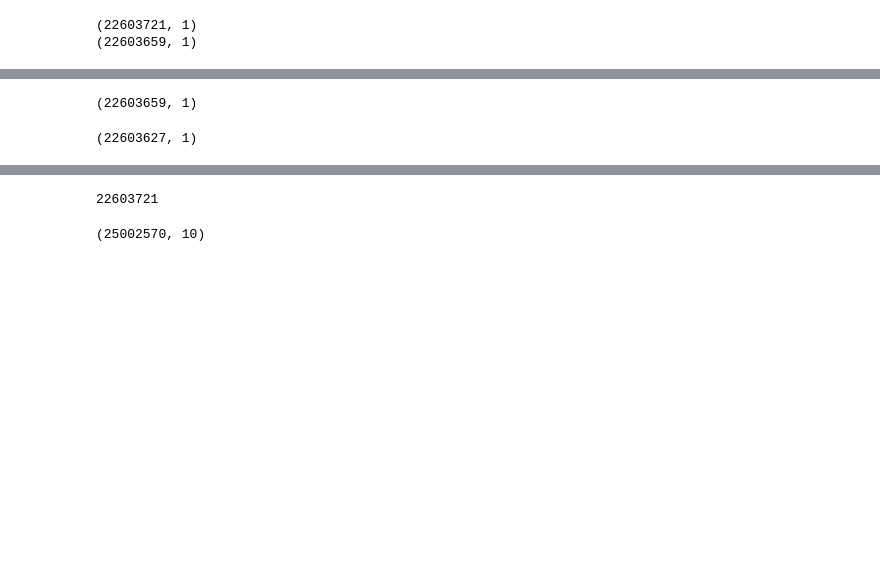
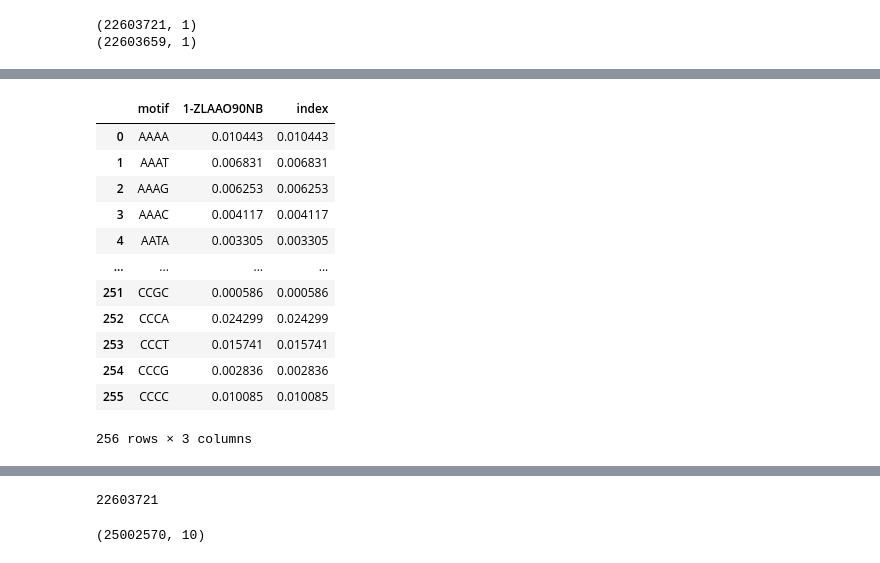
Before and after one commit to hieunguyen4193/ecd_wgs_features, a Jupyter notebook: validate_feature_reproducibility.ipynb, the cells around one changed output, grey strips where cells are left out. Cells and saved outputs as stored; diff of their text form; code cells hidden in the pictures; blank space fills up the shorter version.

```diff
--- a/validate_feature_reproducibility.ipynb
+++ b/validate_feature_reproducibility.ipynb
@@ -100,8 +100,16 @@ assert checkdf.shape[0] == 256
-# %%
-emdf_check_raw.shape
-# %% [output]
-(22603659, 1)
-# %%
-emdf_check_from_final_raw.shape
-# %% [output]
-(22603627, 1)
+# %%
+checkdf
+# %% [output]
+|  | motif | 1-ZLAAO90NB | index |
+| 0 | AAAA | 0.010443 | 0.010443 |
+| 1 | AAAT | 0.006831 | 0.006831 |
+| 2 | AAAG | 0.006253 | 0.006253 |
+| 3 | AAAC | 0.004117 | 0.004117 |
+| 4 | AATA | 0.003305 | 0.003305 |
+| ... | ... | ... | ... |
+| 251 | CCGC | 0.000586 | 0.000586 |
+| 252 | CCCA | 0.024299 | 0.024299 |
+| 253 | CCCT | 0.015741 | 0.015741 |
+| 254 | CCCG | 0.002836 | 0.002836 |
+| 255 | CCCC | 0.010085 | 0.010085 |
+256 rows × 3 columns
```
Also changed, not shown: parts of 6 cells of this notebook, 5 other files.
